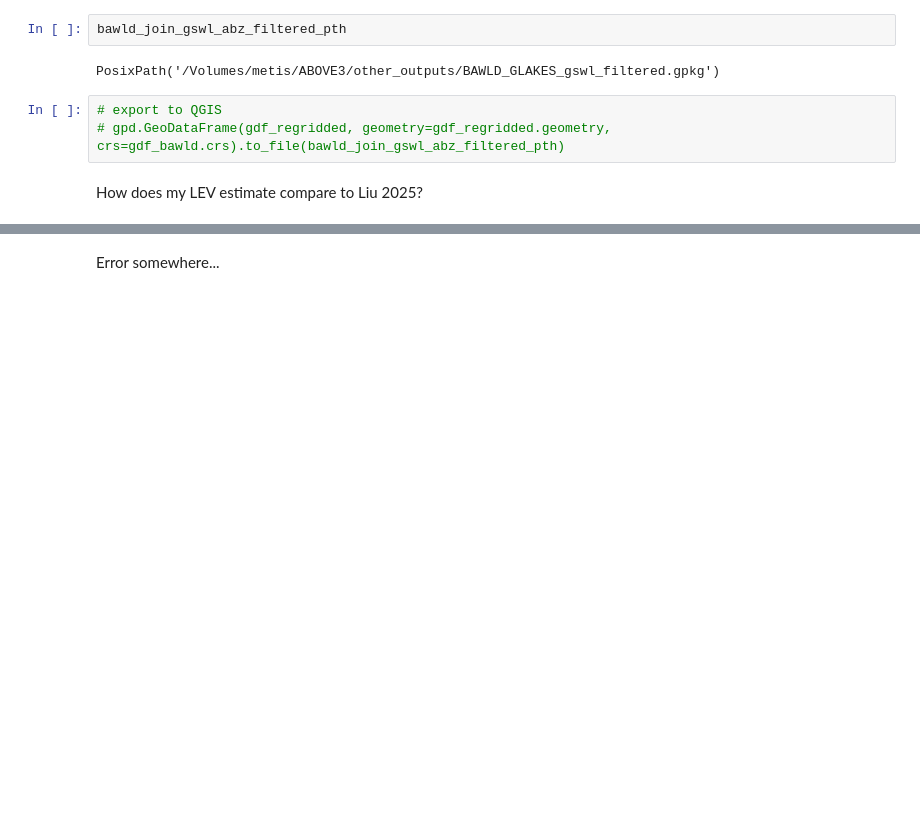
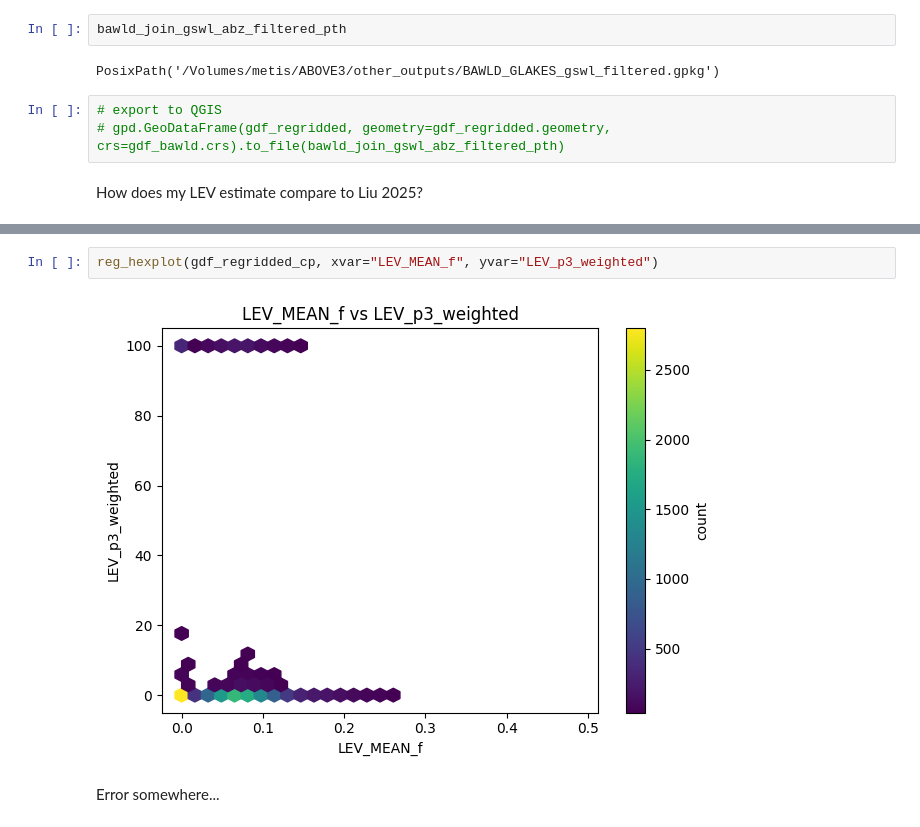
Before and after one commit to ekcomputer/land-cover, a Jupyter notebook: notebooks/joins/regrid_to_bawld_and_plot.ipynb, the cells around one changed output, grey strips where cells are left out. Cells and saved outputs as stored; diff of their text form; blank space fills up the shorter version.

```diff
--- a/notebooks/joins/regrid_to_bawld_and_plot.ipynb
+++ b/notebooks/joins/regrid_to_bawld_and_plot.ipynb
@@ -137,2 +221,6 @@ sns.scatterplot(gdf_regridded, x="LEV_MEAN_f", y="LEV_p3_weighted")
+# %%
+reg_hexplot(gdf_regridded_cp, xvar="LEV_MEAN_f", yvar="LEV_p3_weighted")
+# %% [output]
+[figure, added]
 # %% [markdown]
 Error somewhere...
```
Also changed, not shown: parts of 11 cells of this notebook, 2 other files.
